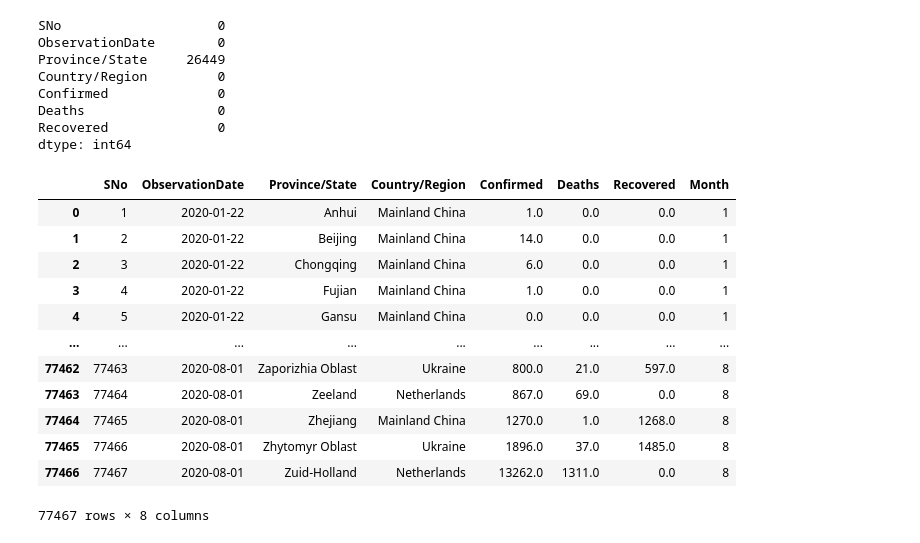
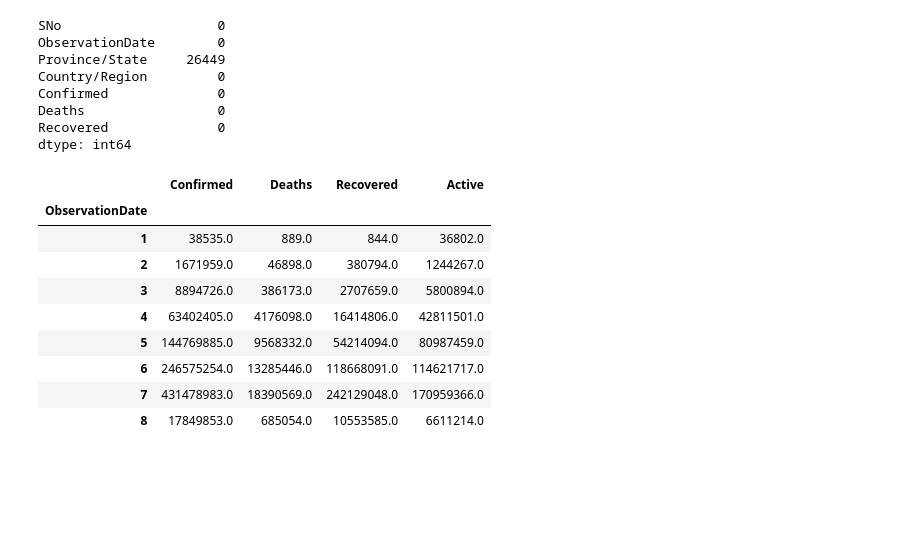
Before and after one commit to Chrisnguyen9979/COVID19_data_analysis, a Jupyter notebook: Covid.ipynb, the cells around one changed output. Cells and saved outputs as stored; diff of their text form; code cells hidden in the pictures; blank space fills up the shorter version.

```diff
--- a/Covid.ipynb
+++ b/Covid.ipynb
@@ -24,20 +36,3 @@ Confirmed              0
 Deaths                 0
 Recovered              0
 dtype: int64
-# %%
-df['Month'] = df['ObservationDate'].dt.month
-df
-# %% [output]
-|  | SNo | ObservationDate | Province/State | Country/Region | Confirmed | Deaths | Recovered | Month |
-| 0 | 1 | 2020-01-22 | Anhui | Mainland China | 1.0 | 0.0 | 0.0 | 1 |
-| 1 | 2 | 2020-01-22 | Beijing | Mainland China | 14.0 | 0.0 | 0.0 | 1 |
-| 2 | 3 | 2020-01-22 | Chongqing | Mainland China | 6.0 | 0.0 | 0.0 | 1 |
-| 3 | 4 | 2020-01-22 | Fujian | Mainland China | 1.0 | 0.0 | 0.0 | 1 |
-| 4 | 5 | 2020-01-22 | Gansu | Mainland China | 0.0 | 0.0 | 0.0 | 1 |
-| ... | ... | ... | ... | ... | ... | ... | ... | ... |
-| 77462 | 77463 | 2020-08-01 | Zaporizhia Oblast | Ukraine | 800.0 | 21.0 | 597.0 | 8 |
-| 77463 | 77464 | 2020-08-01 | Zeeland | Netherlands | 867.0 | 69.0 | 0.0 | 8 |
-| 77464 | 77465 | 2020-08-01 | Zhejiang | Mainland China | 1270.0 | 1.0 | 1268.0 | 8 |
-| 77465 | 77466 | 2020-08-01 | Zhytomyr Oblast | Ukraine | 1896.0 | 37.0 | 1485.0 | 8 |
-| 77466 | 77467 | 2020-08-01 | Zuid-Holland | Netherlands | 13262.0 | 1311.0 | 0.0 | 8 |
-77467 rows × 8 columns
@@ -44,3 +42,15 @@ df
 # %%
-by_months_df = df.groupby('Month')[['Confirmed','Deaths','Recovered']].agg('sum')
+by_months_df = df.groupby(df['ObservationDate'].dt.month)[['Confirmed','Deaths','Recovered','Active']].agg('sum')
+by_months_df
+# %% [output]
+|  | Confirmed | Deaths | Recovered | Active |
+| ObservationDate |  |  |  |  |
+| 1 | 38535.0 | 889.0 | 844.0 | 36802.0 |
+| 2 | 1671959.0 | 46898.0 | 380794.0 | 1244267.0 |
+| 3 | 8894726.0 | 386173.0 | 2707659.0 | 5800894.0 |
+| 4 | 63402405.0 | 4176098.0 | 16414806.0 | 42811501.0 |
+| 5 | 144769885.0 | 9568332.0 | 54214094.0 | 80987459.0 |
+| 6 | 246575254.0 | 13285446.0 | 118668091.0 | 114621717.0 |
+| 7 | 431478983.0 | 18390569.0 | 242129048.0 | 170959366.0 |
+| 8 | 17849853.0 | 685054.0 | 10553585.0 | 6611214.0 |
 # %%
```
Also changed, not shown: parts of 4 cells of this notebook, 9 other files.
